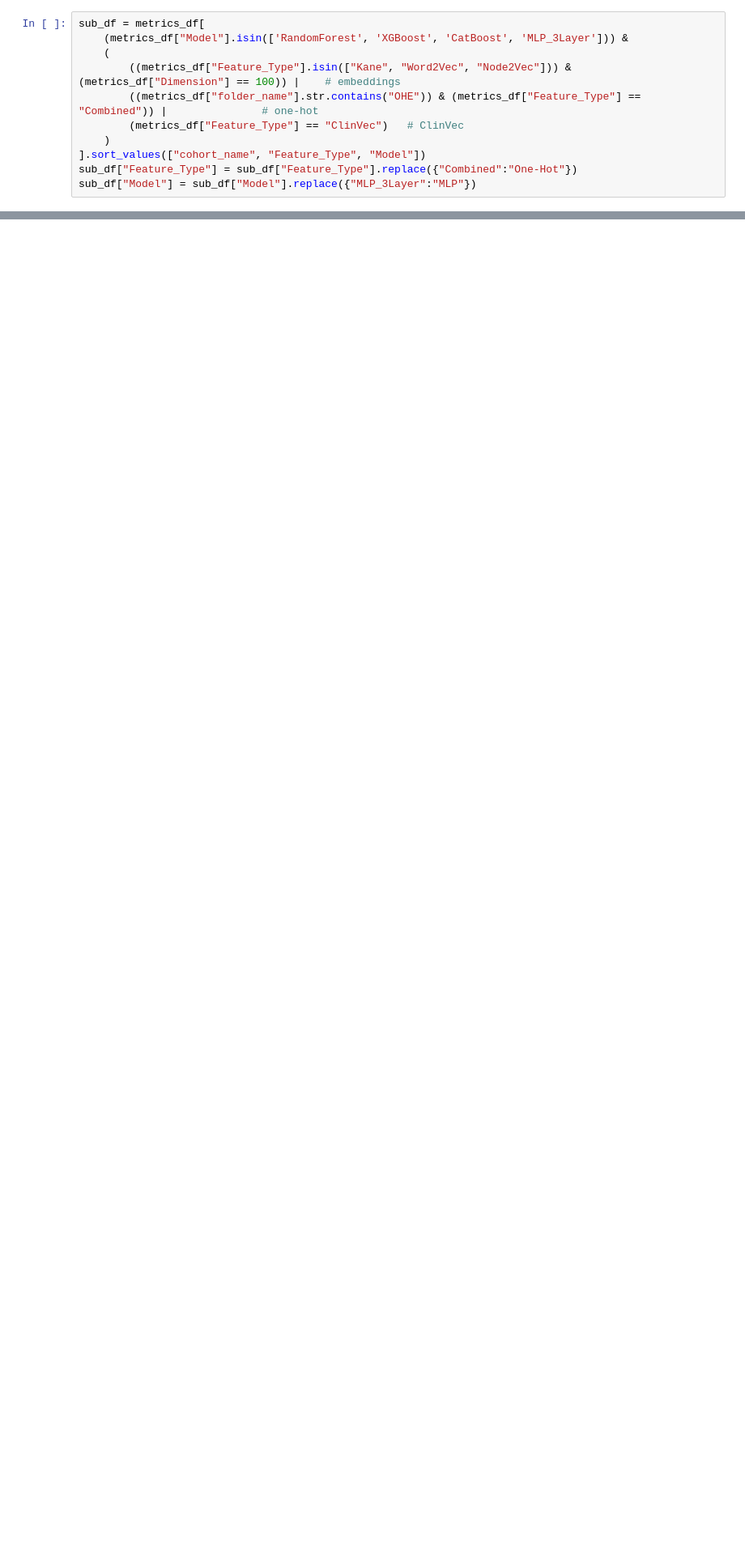
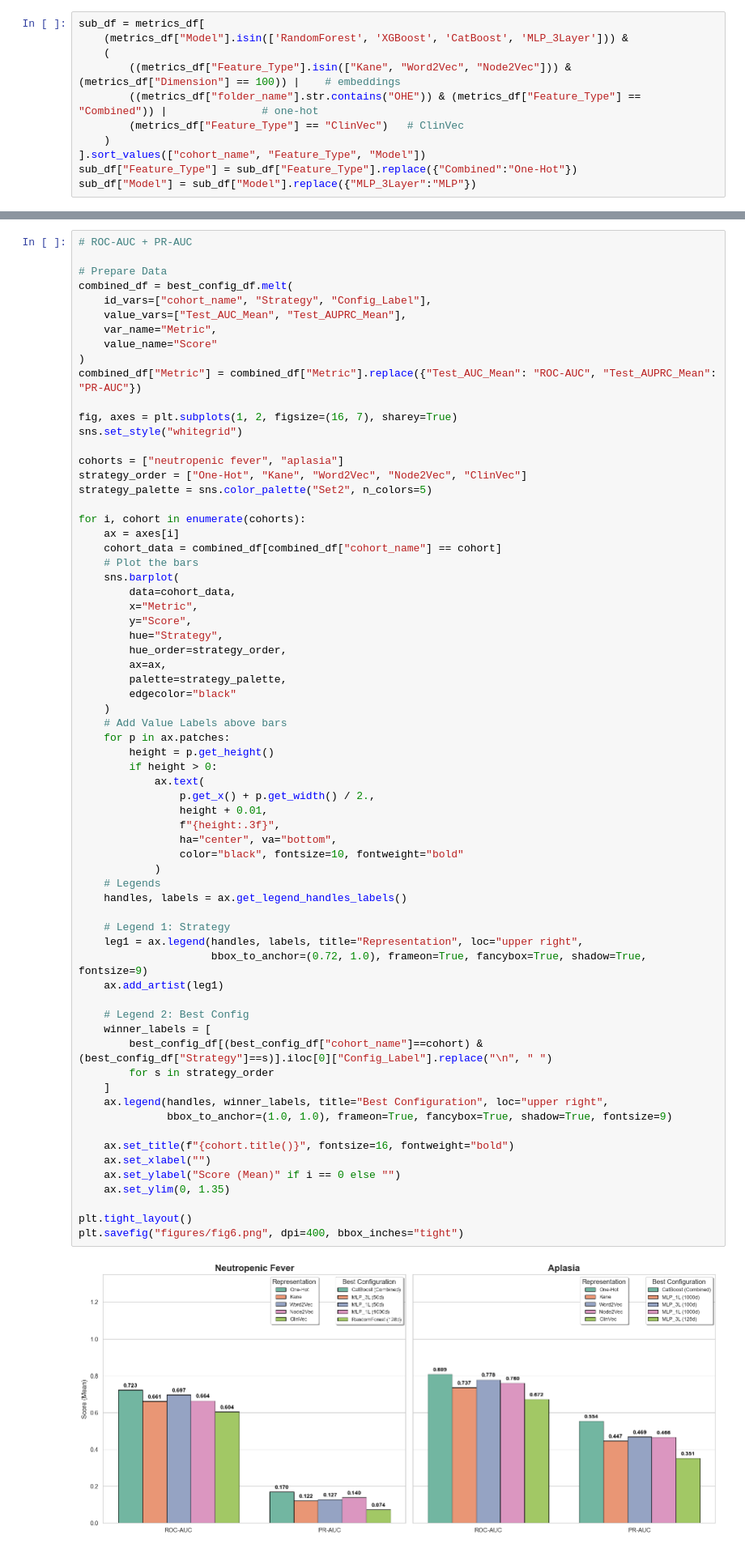
Before and after one commit to Tanman783/Diagnostic_ICD_Proj, a Jupyter notebook: plotting.ipynb, the cells around one changed output, grey strips where cells are left out. Shown at 81% size. Drawn from its saved outputs; the diff is of its cells as text; blank space fills up the shorter version.

Commit message:
Update figures and plotting notebook

```diff
--- a/plotting.ipynb
+++ b/plotting.ipynb
@@ -564,0 +457,69 @@ plt.savefig("figures/fig5_roc_pr_values.png", dpi=400, bbox_inches="tight")
+# %%
+# ROC-AUC + PR-AUC
+
+# Prepare Data
+combined_df = best_config_df.melt(
+    id_vars=["cohort_name", "Strategy", "Config_Label"],
+    value_vars=["Test_AUC_Mean", "Test_AUPRC_Mean"],
+    var_name="Metric",
+    value_name="Score"
+)
+combined_df["Metric"] = combined_df["Metric"].replace({"Test_AUC_Mean": "ROC-AUC", "Test_AUPRC_Mean": "PR-AUC"})
+
+fig, axes = plt.subplots(1, 2, figsize=(16, 7), sharey=True)
+sns.set_style("whitegrid")
+
+cohorts = ["neutropenic fever", "aplasia"]
+strategy_order = ["One-Hot", "Kane", "Word2Vec", "Node2Vec", "ClinVec"]
+strategy_palette = sns.color_palette("Set2", n_colors=5)
+
+for i, cohort in enumerate(cohorts):
+    ax = axes[i]
+    cohort_data = combined_df[combined_df["cohort_name"] == cohort]
+    # Plot the bars
+    sns.barplot(
+        data=cohort_data,
+        x="Metric",
+        y="Score",
+        hue="Strategy",
+        hue_order=strategy_order,
+        ax=ax,
+        palette=strategy_palette,
+        edgecolor="black"
+    )
+    # Add Value Labels above bars
+    for p in ax.patches:
+        height = p.get_height()
+        if height > 0:
+            ax.text(
+                p.get_x() + p.get_width() / 2.,
+                height + 0.01,
+                f"{height:.3f}",
+                ha="center", va="bottom",
+                color="black", fontsize=10, fontweight="bold"
+            )
+    # Legends
+    handles, labels = ax.get_legend_handles_labels()
+
+    # Legend 1: Strategy
+    leg1 = ax.legend(handles, labels, title="Representation", loc="upper right",
+                     bbox_to_anchor=(0.72, 1.0), frameon=True, fancybox=True, shadow=True, fontsize=9)
+    ax.add_artist(leg1)
+
+    # Legend 2: Best Config
+    winner_labels = [
+        best_config_df[(best_config_df["cohort_name"]==cohort) & (best_config_df["Strategy"]==s)].iloc[0]["Config_Label"].replace("\n", " ")
+        for s in strategy_order
+    ]
+    ax.legend(handles, winner_labels, title="Best Configuration", loc="upper right",
+              bbox_to_anchor=(1.0, 1.0), frameon=True, fancybox=True, shadow=True, fontsize=9)
+
+    ax.set_title(f"{cohort.title()}", fontsize=16, fontweight="bold")
+    ax.set_xlabel("")
+    ax.set_ylabel("Score (Mean)" if i == 0 else "")
+    ax.set_ylim(0, 1.35)
+
+plt.tight_layout()
+plt.savefig("figures/fig6.png", dpi=400, bbox_inches="tight")
+# %% [output]
+[figure, added]
```
Also changed, not shown: parts of 5 cells of this notebook, 3 other files.
